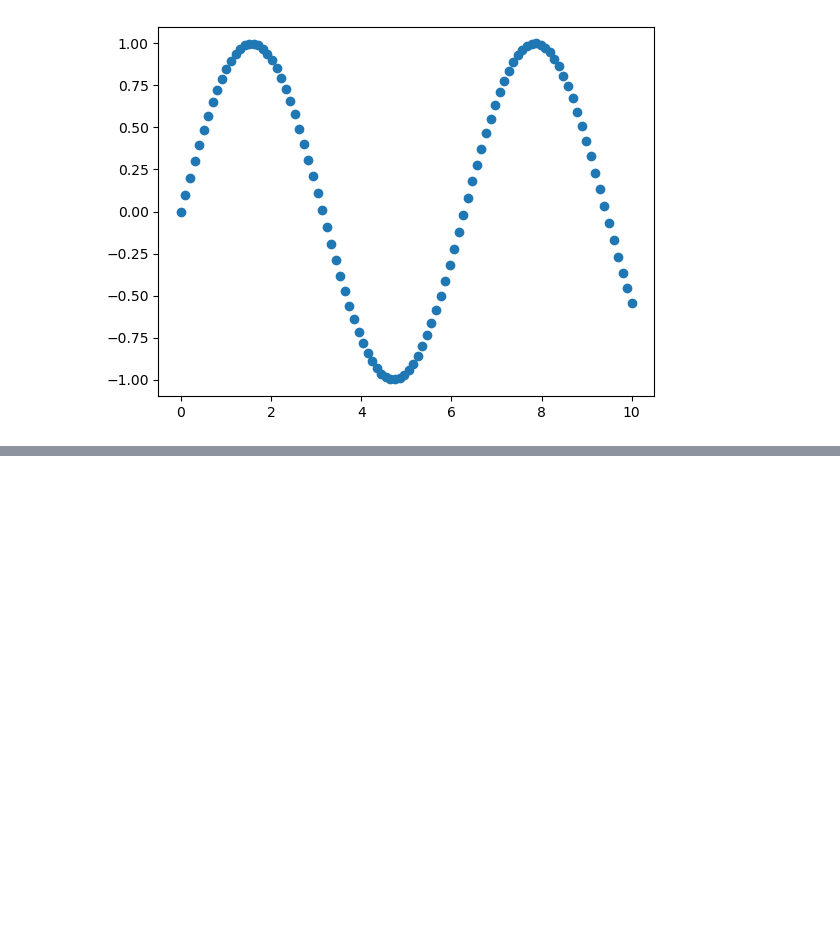
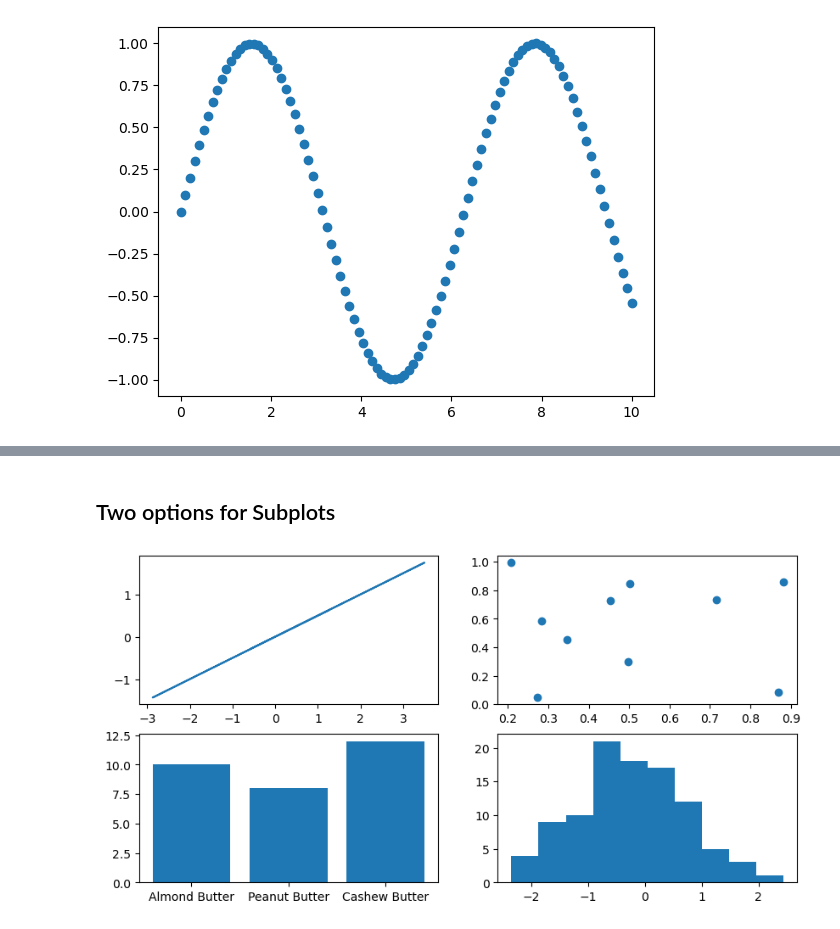
Before and after one commit to judgemongcal/ztm-machine-learning-course, a Jupyter notebook: intro-to-matplotlib.ipynb, the cells around one changed output, grey strips where cells are left out. Cells and saved outputs as stored; diff of their text form; code cells hidden in the pictures; blank space fills up the shorter version.

```diff
--- a/intro-to-matplotlib.ipynb
+++ b/intro-to-matplotlib.ipynb
@@ -125,0 +135,15 @@ ax.set(title="Dan's Nut Butter Store", ylabel="Price ($)")
+# %% [markdown]
+## Two options for Subplots
+# %%
+# Subplot Option 1
+fig, ((ax0, ax1),(ax2, ax3)) = plt.subplots(nrows=2,
+                                            ncols=2,
+                                            figsize=(10,5))
+
+# Plot to each different axis
+ax0.plot(x, x /2);
+ax1.scatter(np.random.random(10), np.random.random(10));
+ax2.bar(nut_butter.keys(), nut_butter.values());
+ax3.hist(np.random.randn(100));
+# %% [output]
+[figure, added]
```
Also changed, not shown: parts of 4 cells of this notebook.
